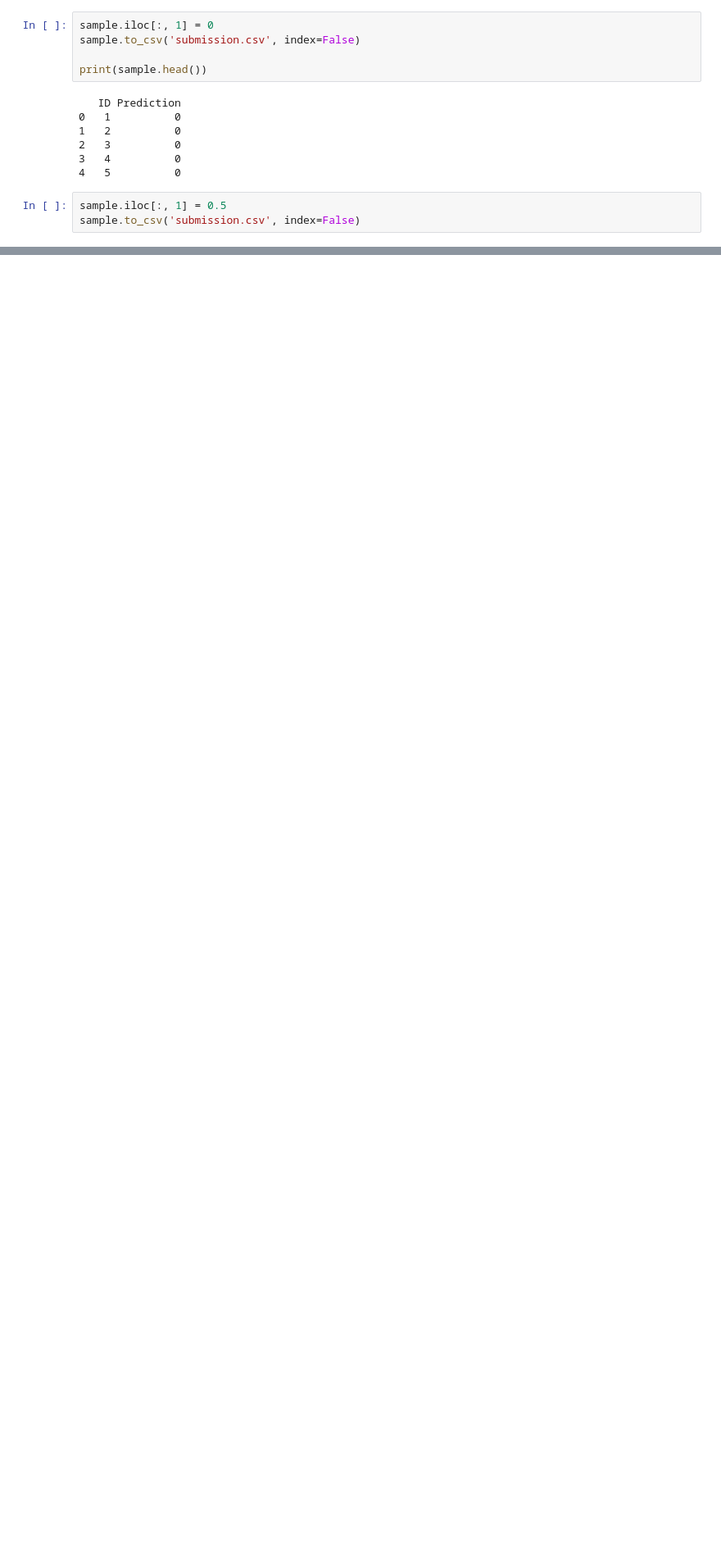
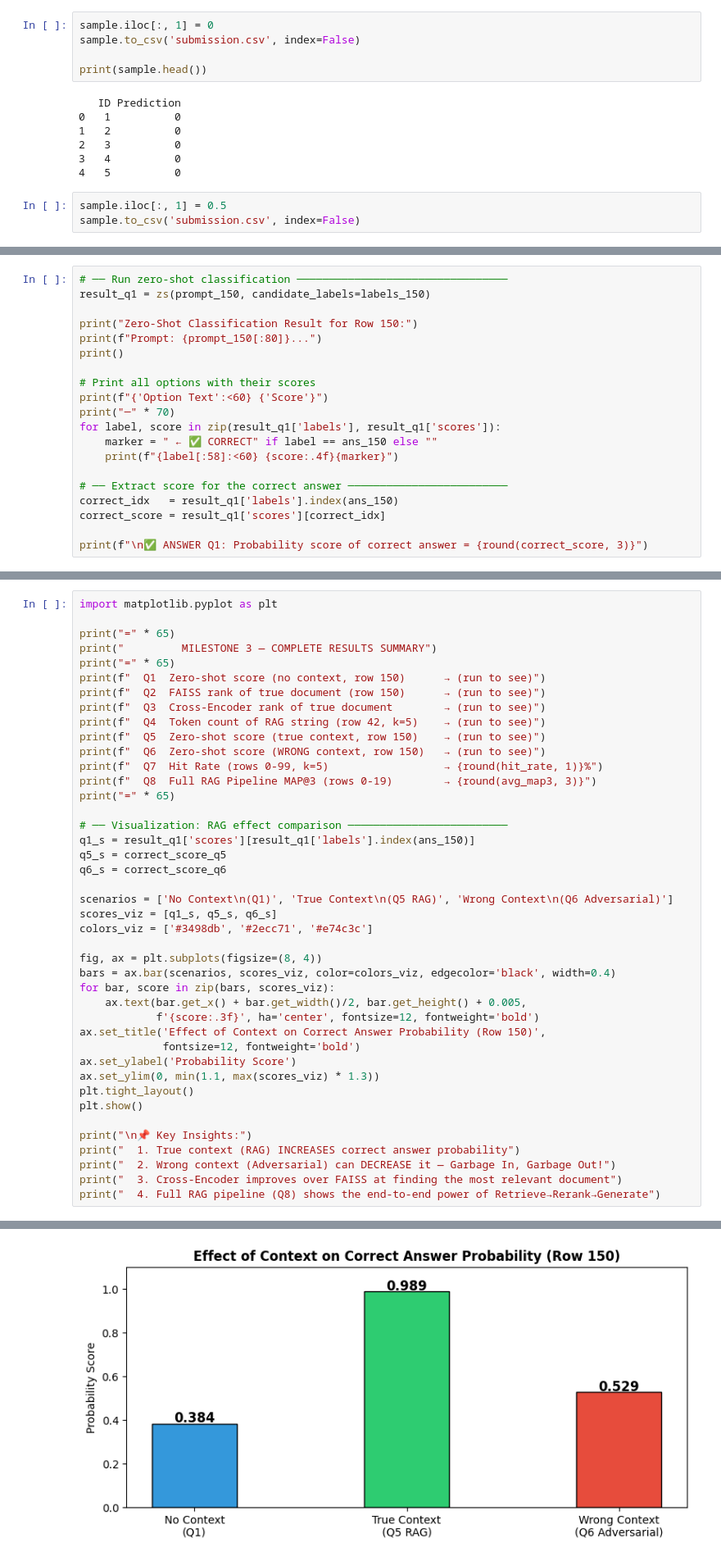
Before and after one commit to prakashpuri/DL-24f1001025-notebook-t22026, a Jupyter notebook: Genai_kaggle_notebook.ipynb, the cells around one changed output, grey strips where cells are left out. Shown at 82% size. Saved outputs shown, nothing was run; the diff lists cells and outputs as text; blank space fills up the shorter version.

```diff
--- a/Genai_kaggle_notebook.ipynb
+++ b/Genai_kaggle_notebook.ipynb
@@ -55,0 +1147,20 @@ sample.to_csv('submission.csv', index=False)
+# %%
+# ── Run zero-shot classification ─────────────────────────────────
+result_q1 = zs(prompt_150, candidate_labels=labels_150)
+
+print("Zero-Shot Classification Result for Row 150:")
+print(f"Prompt: {prompt_150[:80]}...")
+print()
+
+# Print all options with their scores
+print(f"{'Option Text':<60} {'Score'}")
+print("─" * 70)
+for label, score in zip(result_q1['labels'], result_q1['scores']):
+    marker = " ← ✅ CORRECT" if label == ans_150 else ""
+    print(f"{label[:58]:<60} {score:.4f}{marker}")
+
+# ── Extract score for the correct answer ─────────────────────────
+correct_idx   = result_q1['labels'].index(ans_150)
+correct_score = result_q1['scores'][correct_idx]
+
+print(f"\n✅ ANSWER Q1: Probability score of correct answer = {round(correct_score, 3)}")
@@ -55,0 +1608,43 @@ sample.to_csv('submission.csv', index=False)
+# %%
+import matplotlib.pyplot as plt
+
+print("=" * 65)
+print("         MILESTONE 3 — COMPLETE RESULTS SUMMARY")
+print("=" * 65)
+print(f"  Q1  Zero-shot score (no context, row 150)      → (run to see)")
+print(f"  Q2  FAISS rank of true document (row 150)      → (run to see)")
+print(f"  Q3  Cross-Encoder rank of true document        → (run to see)")
+print(f"  Q4  Token count of RAG string (row 42, k=5)    → (run to see)")
+print(f"  Q5  Zero-shot score (true context, row 150)    → (run to see)")
+print(f"  Q6  Zero-shot score (WRONG context, row 150)   → (run to see)")
+print(f"  Q7  Hit Rate (rows 0-99, k=5)                  → {round(hit_rate, 1)}%")
+print(f"  Q8  Full RAG Pipeline MAP@3 (rows 0-19)        → {round(avg_map3, 3)}")
+print("=" * 65)
+
+# ── Visualization: RAG effect comparison ─────────────────────────
+q1_s = result_q1['scores'][result_q1['labels'].index(ans_150)]
+q5_s = correct_score_q5
+q6_s = correct_score_q6
+
+scenarios = ['No Context\n(Q1)', 'True Context\n(Q5 RAG)', 'Wrong Context\n(Q6 Adversarial)']
+scores_viz = [q1_s, q5_s, q6_s]
+colors_viz = ['#3498db', '#2ecc71', '#e74c3c']
+
+fig, ax = plt.subplots(figsize=(8, 4))
+bars = ax.bar(scenarios, scores_viz, color=colors_viz, edgecolor='black', width=0.4)
+for bar, score in zip(bars, scores_viz):
+    ax.text(bar.get_x() + bar.get_width()/2, bar.get_height() + 0.005,
+            f'{score:.3f}', ha='center', fontsize=12, fontweight='bold')
+ax.set_title('Effect of Context on Correct Answer Probability (Row 150)',
+             fontsize=12, fontweight='bold')
+ax.set_ylabel('Probability Score')
+ax.set_ylim(0, min(1.1, max(scores_viz) * 1.3))
+plt.tight_layout()
+plt.show()
+
+print("\n📌 Key Insights:")
+print("  1. True context (RAG) INCREASES correct answer probability")
+print("  2. Wrong context (Adversarial) can DECREASE it — Garbage In, Garbage Out!")
+print("  3. Cross-Encoder improves over FAISS at finding the most relevant document")
+print("  4. Full RAG pipeline (Q8) shows the end-to-end power of Retrieve→Rerank→Generate")
+# %% [output]
@@ -55,0 +1663 @@ sample.to_csv('submission.csv', index=False)
+[figure, added]
```
Also changed, not shown: parts of 78 cells of this notebook.
